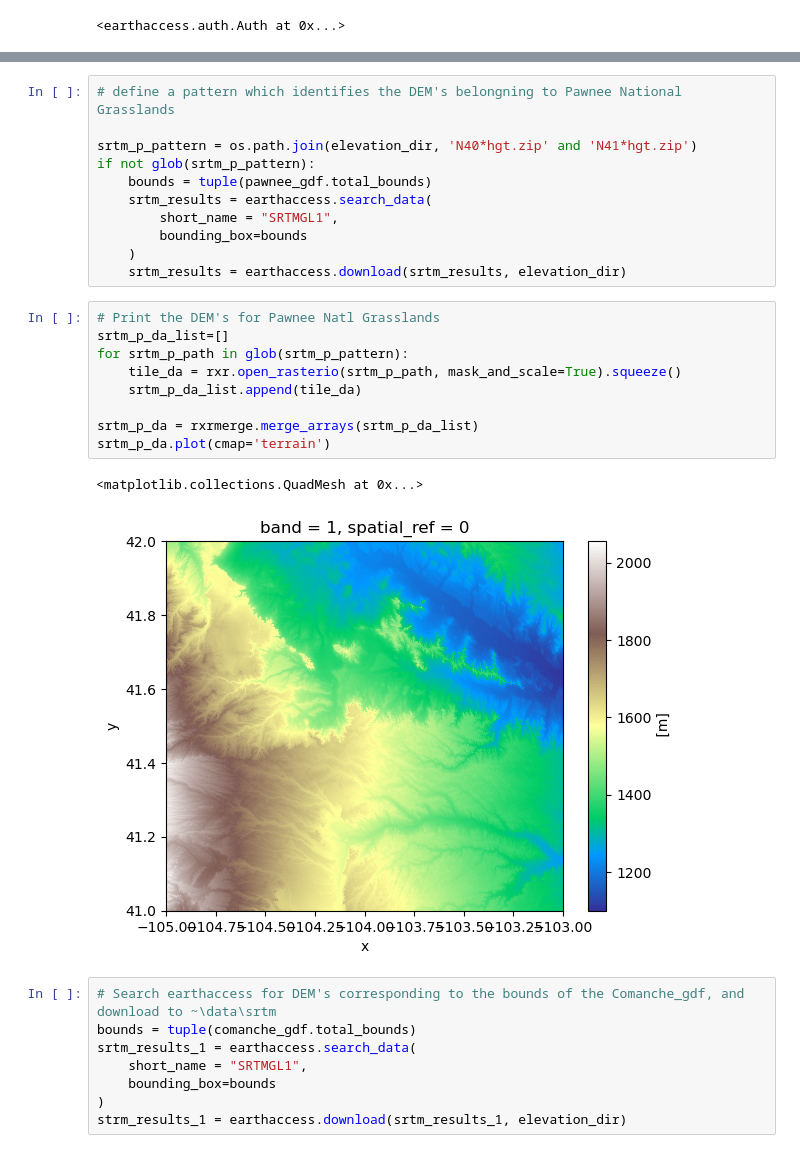
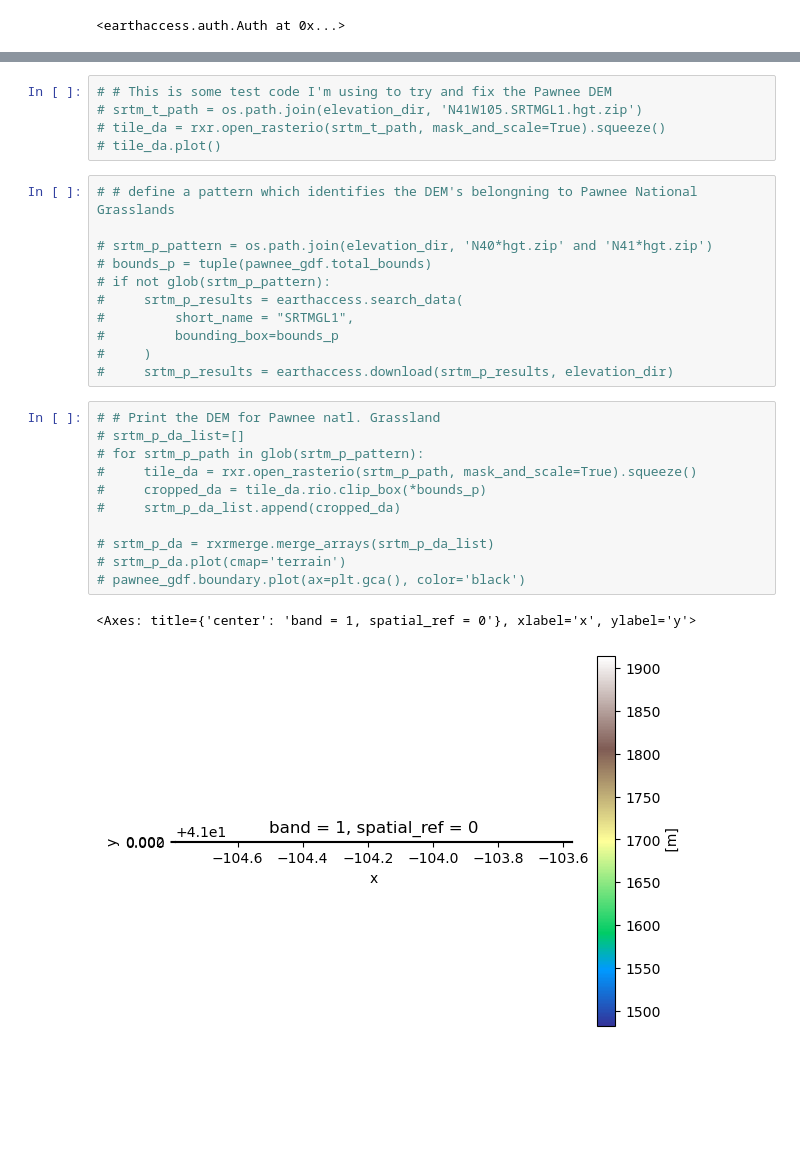
Before and after one commit to allenmoench/habitat_suitability, a Jupyter notebook: habitat_suitability_03_DEM.ipynb, the cells around one changed output, grey strips where cells are left out. Saved outputs shown, nothing was run; the diff lists cells and outputs as text; blank space fills up the shorter version.

```diff
--- a/habitat_suitability_03_DEM.ipynb
+++ b/habitat_suitability_03_DEM.ipynb
@@ -78,31 +81,30 @@ srtm_c_da.plot(cmap='terrain')
+# %%
+# # This is some test code I'm using to try and fix the Pawnee DEM
+# srtm_t_path = os.path.join(elevation_dir, 'N41W105.SRTMGL1.hgt.zip')
+# tile_da = rxr.open_rasterio(srtm_t_path, mask_and_scale=True).squeeze()
+# tile_da.plot()
 # %%
-# define a pattern which identifies the DEM's belongning to Pawnee National Grasslands
+# # define a pattern which identifies the DEM's belongning to Pawnee National Grasslands
 
-srtm_p_pattern = os.path.join(elevation_dir, 'N40*hgt.zip' and 'N41*hgt.zip')
-if not glob(srtm_p_pattern):
-    bounds = tuple(pawnee_gdf.total_bounds)
-    srtm_results = earthaccess.search_data(
-        short_name = "SRTMGL1",
-        bounding_box=bounds
-    )
-    srtm_results = earthaccess.download(srtm_results, elevation_dir)
+# srtm_p_pattern = os.path.join(elevation_dir, 'N40*hgt.zip' and 'N41*hgt.zip')
+# bounds_p = tuple(pawnee_gdf.total_bounds)
+# if not glob(srtm_p_pattern):
+#     srtm_p_results = earthaccess.search_data(
+#         short_name = "SRTMGL1",
+#         bounding_box=bounds_p
+#     )
+#     srtm_p_results = earthaccess.download(srtm_p_results, elevation_dir)
 # %%
-# Print the DEM's for Pawnee Natl Grasslands
-srtm_p_da_list=[]
-for srtm_p_path in glob(srtm_p_pattern):
-    tile_da = rxr.open_rasterio(srtm_p_path, mask_and_scale=True).squeeze()
-    srtm_p_da_list.append(tile_da)
+# # Print the DEM for Pawnee natl. Grassland
+# srtm_p_da_list=[]
+# for srtm_p_path in glob(srtm_p_pattern):
+#     tile_da = rxr.open_rasterio(srtm_p_path, mask_and_scale=True).squeeze()
+#     cropped_da = tile_da.rio.clip_box(*bounds_p)
+#     srtm_p_da_list.append(cropped_da)
 
-srtm_p_da = rxrmerge.merge_arrays(srtm_p_da_list)
-srtm_p_da.plot(cmap='terrain')
+# srtm_p_da = rxrmerge.merge_arrays(srtm_p_da_list)
+# srtm_p_da.plot(cmap='terrain')
+# pawnee_gdf.boundary.plot(ax=plt.gca(), color='black')
 # %% [output]
-<matplotlib.collections.QuadMesh at 0x...>
+<Axes: title={'center': 'band = 1, spatial_ref = 0'}, xlabel='x', ylabel='y'>
-[figure, old version]
+[figure, new version]
-# %%
-# Search earthaccess for DEM's corresponding to the bounds of the Comanche_gdf, and download to ~\data\srtm
-bounds = tuple(comanche_gdf.total_bounds)
-srtm_results_1 = earthaccess.search_data(
-    short_name = "SRTMGL1",
-    bounding_box=bounds
-)
-strm_results_1 = earthaccess.download(srtm_results_1, elevation_dir)
```
Also changed, not shown: parts of 6 cells of this notebook.
